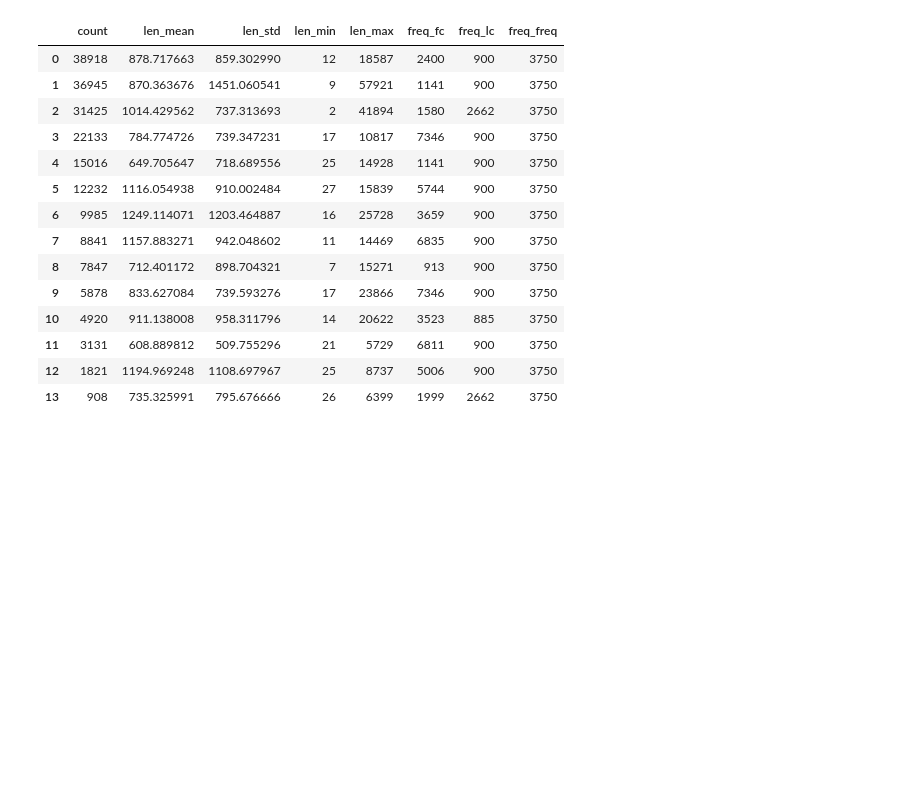
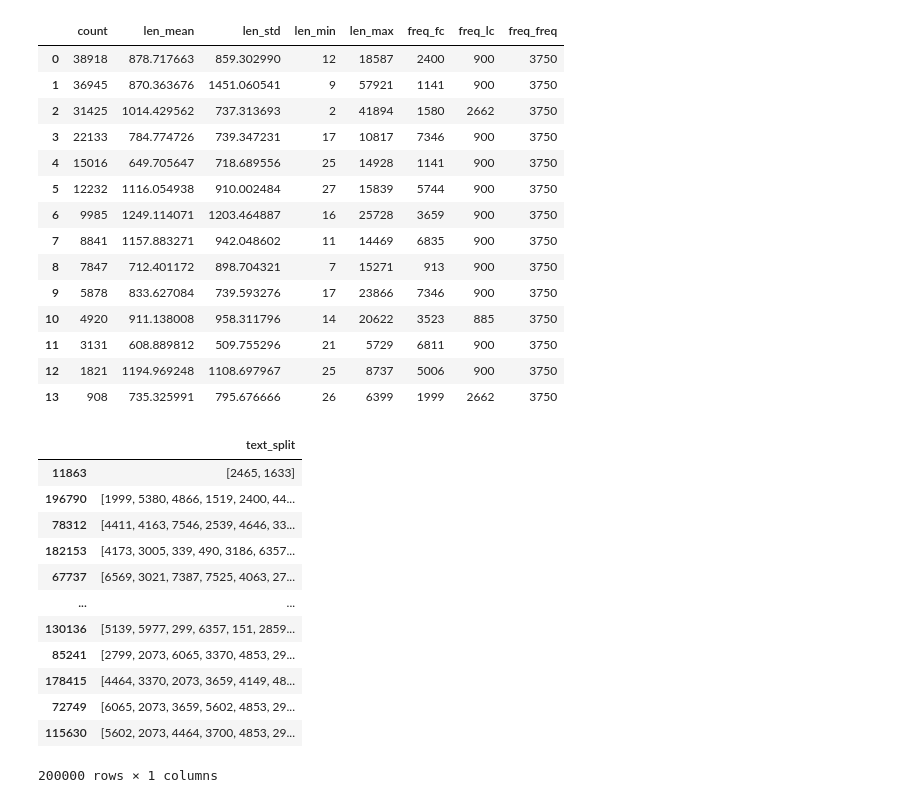
Before and after one commit to dcdmm/MLCompetition, a Jupyter notebook: tianchi_NewsTextClassification/EDA.ipynb, the cells around one changed output. Saved outputs shown, nothing was run; the diff lists cells and outputs as text; code cells hidden in the pictures; blank space fills up the shorter version.

```diff
--- a/tianchi_NewsTextClassification/EDA.ipynb
+++ b/tianchi_NewsTextClassification/EDA.ipynb
@@ -326,3 +306,20 @@ train_df_info
 | 11 | 3131 | 608.889812 | 509.755296 | 21 | 5729 | 6811 | 900 | 3750 |
 | 12 | 1821 | 1194.969248 | 1108.697967 | 25 | 8737 | 5006 | 900 | 3750 |
 | 13 | 908 | 735.325991 | 795.676666 | 26 | 6399 | 1999 | 2662 | 3750 |
+# %%
+sort_text_len = train_df.sort_values(by=['text_len'])[['text_split']]
+sort_text_len
+# %% [output]
+|  | text_split |
+| 11863 | [2465, 1633] |
+| 196790 | [1999, 5380, 4866, 1519, 2400, 44... |
+| 78312 | [4411, 4163, 7546, 2539, 4646, 33... |
+| 182153 | [4173, 3005, 339, 490, 3186, 6357... |
+| 67737 | [6569, 3021, 7387, 7525, 4063, 27... |
+| ... | ... |
+| 130136 | [5139, 5977, 299, 6357, 151, 2859... |
+| 85241 | [2799, 2073, 6065, 3370, 4853, 29... |
+| 178415 | [4464, 3370, 2073, 3659, 4149, 48... |
+| 72749 | [6065, 2073, 3659, 5602, 4853, 29... |
+| 115630 | [5602, 2073, 4464, 3700, 4853, 29... |
+200000 rows × 1 columns
```
Also changed, not shown: parts of 6 cells of this notebook, 13 other files.
